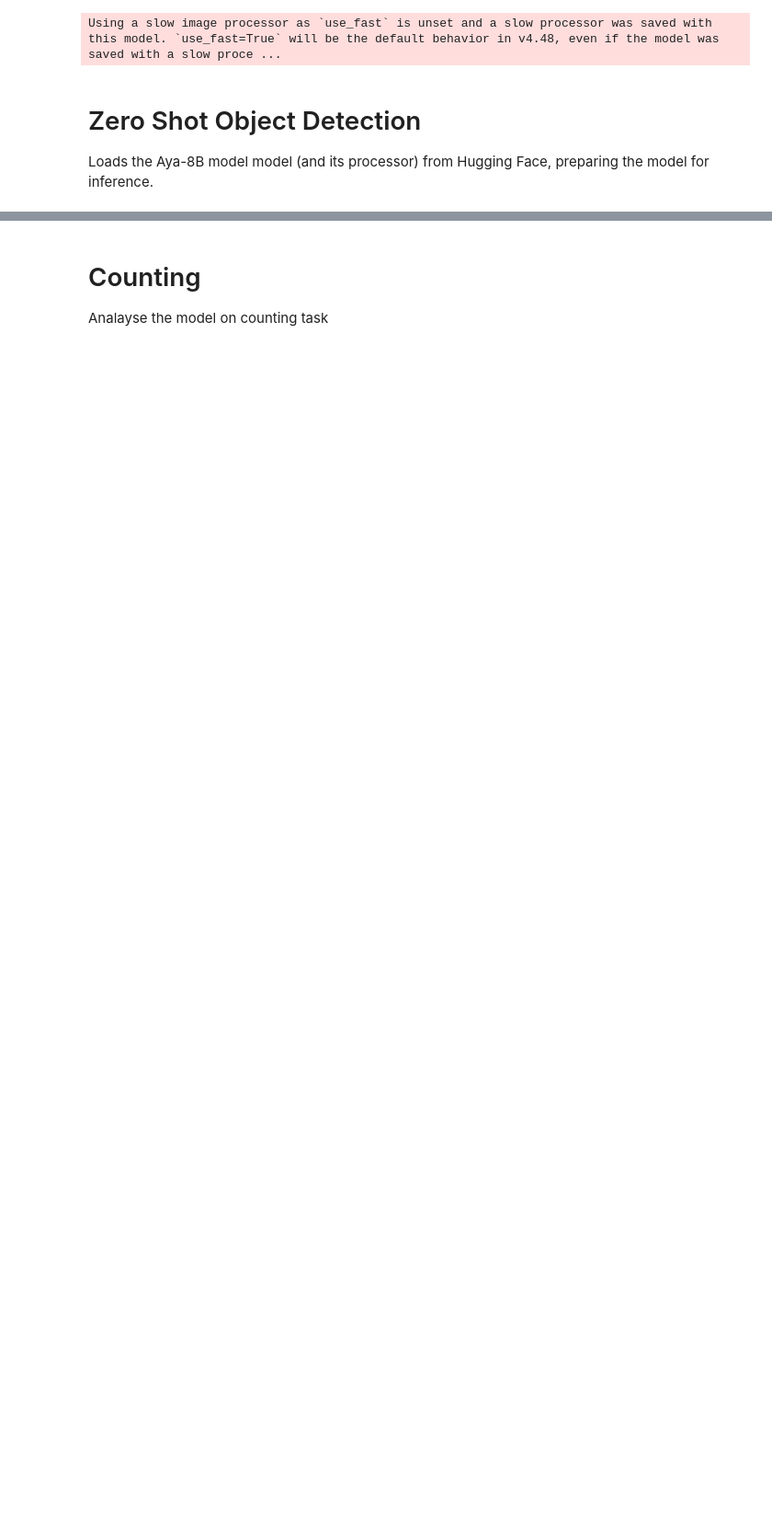
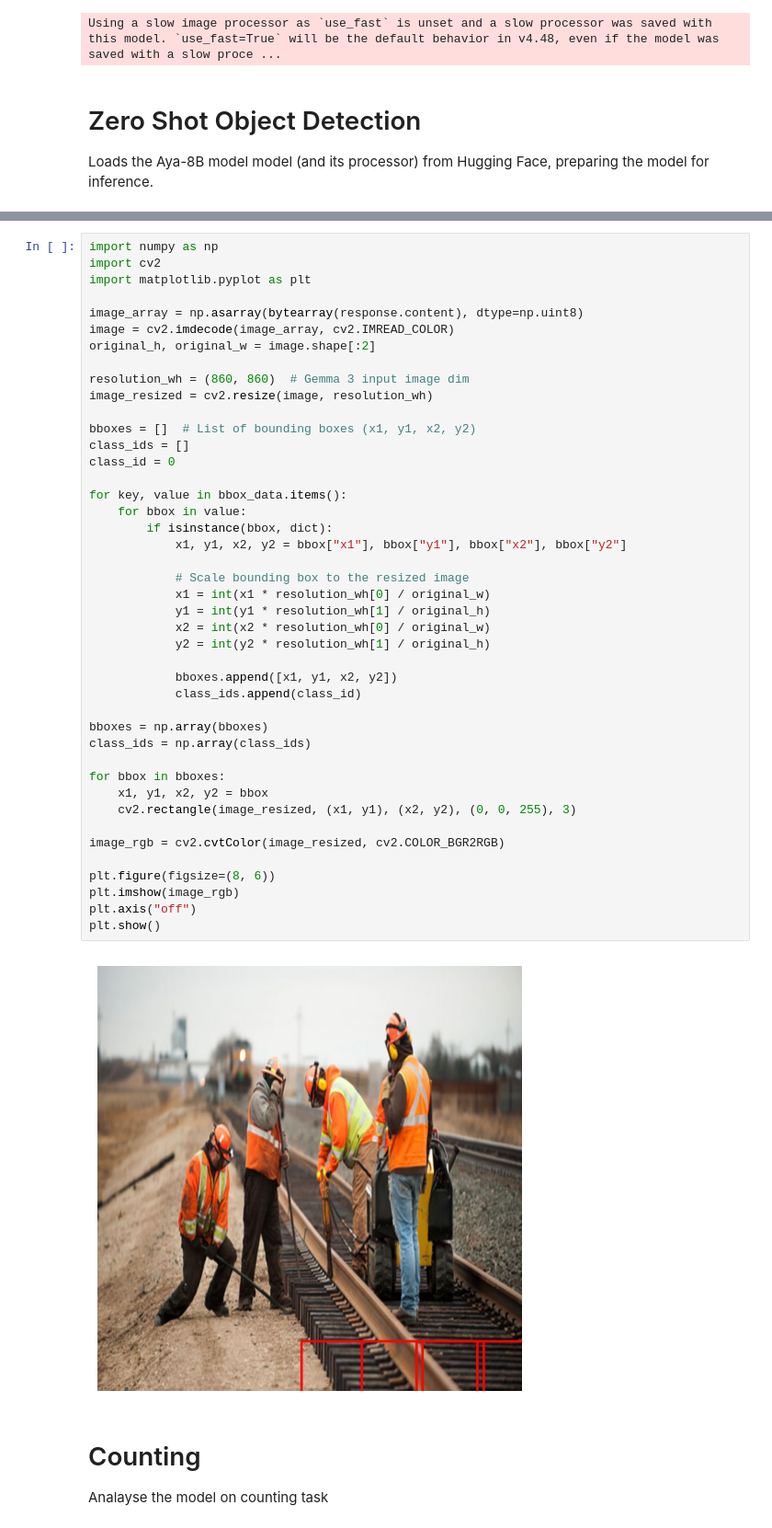
Before and after one commit to lab176344/vlm-notebookss, a Jupyter notebook: notebooks/inference/exploration-gemma3.ipynb, the cells around one changed output, grey strips where cells are left out. Shown at 92% size. Saved outputs shown, nothing was run; the diff lists cells and outputs as text; blank space fills up the shorter version.

```diff
--- a/notebooks/inference/exploration-gemma3.ipynb
+++ b/notebooks/inference/exploration-gemma3.ipynb
@@ -158,3 +177,48 @@ ValueError: Cannot use chat template functions because tokenizer.chat_template i
+# %%
+import numpy as np
+import cv2
+import matplotlib.pyplot as plt
+
+image_array = np.asarray(bytearray(response.content), dtype=np.uint8)
+image = cv2.imdecode(image_array, cv2.IMREAD_COLOR)
+original_h, original_w = image.shape[:2]
+
+resolution_wh = (860, 860)  # Gemma 3 input image dim
+image_resized = cv2.resize(image, resolution_wh)
+
+bboxes = []  # List of bounding boxes (x1, y1, x2, y2)
+class_ids = []
+class_id = 0
+
+for key, value in bbox_data.items():
+    for bbox in value:
+        if isinstance(bbox, dict):
+            x1, y1, x2, y2 = bbox["x1"], bbox["y1"], bbox["x2"], bbox["y2"]
+
+            # Scale bounding box to the resized image
+            x1 = int(x1 * resolution_wh[0] / original_w)
+            y1 = int(y1 * resolution_wh[1] / original_h)
+            x2 = int(x2 * resolution_wh[0] / original_w)
+            y2 = int(y2 * resolution_wh[1] / original_h)
+
+            bboxes.append([x1, y1, x2, y2])
+            class_ids.append(class_id)
+
+bboxes = np.array(bboxes)
+class_ids = np.array(class_ids)
+
+for bbox in bboxes:
+    x1, y1, x2, y2 = bbox
+    cv2.rectangle(image_resized, (x1, y1), (x2, y2), (0, 0, 255), 3)
+
+image_rgb = cv2.cvtColor(image_resized, cv2.COLOR_BGR2RGB)
+
+plt.figure(figsize=(8, 6))
+plt.imshow(image_rgb)
+plt.axis("off")
+plt.show()
+# %% [output]
+[figure, added]
 # %% [markdown]
 # Counting
 
```
Also changed, not shown: parts of 10 cells of this notebook.
